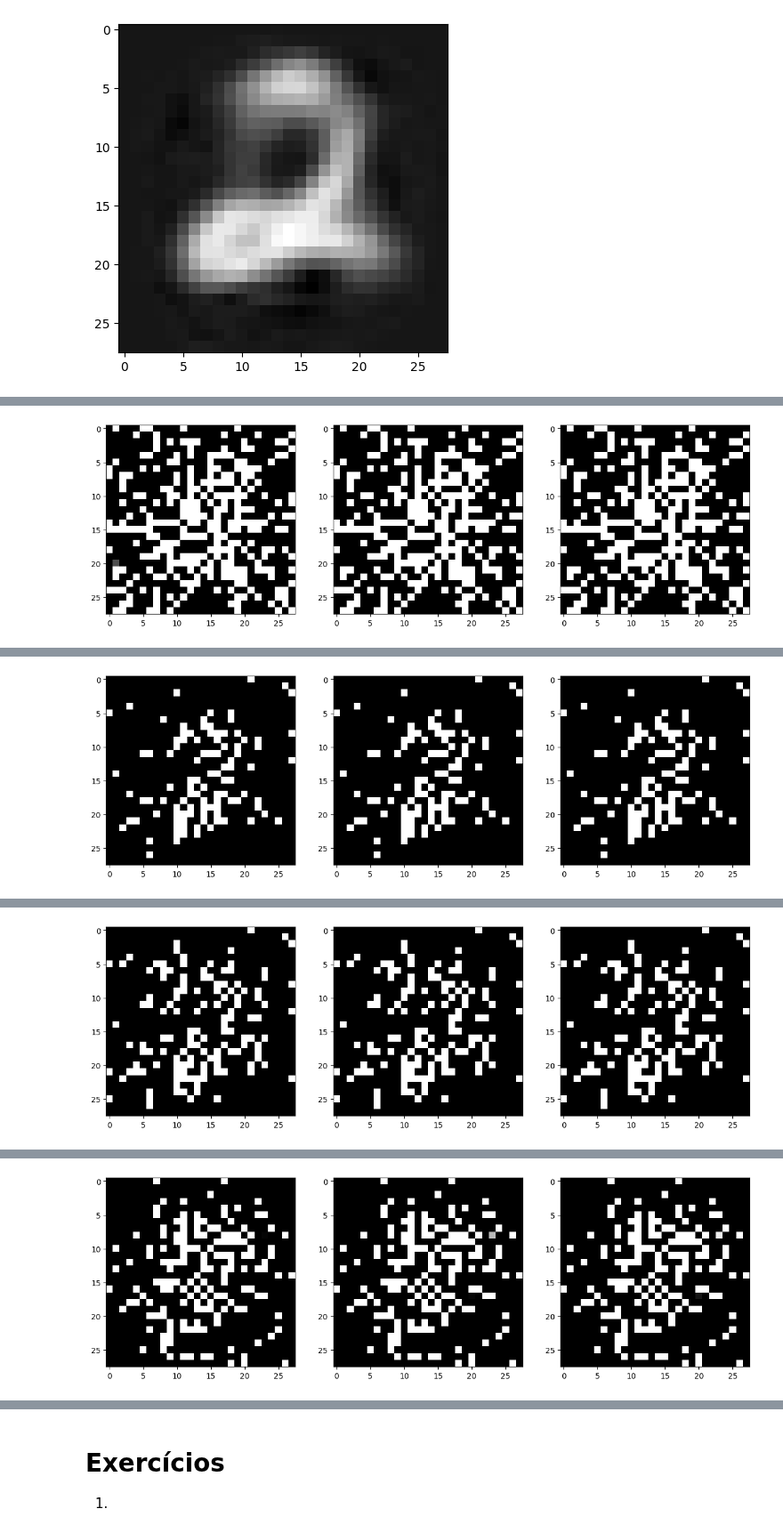
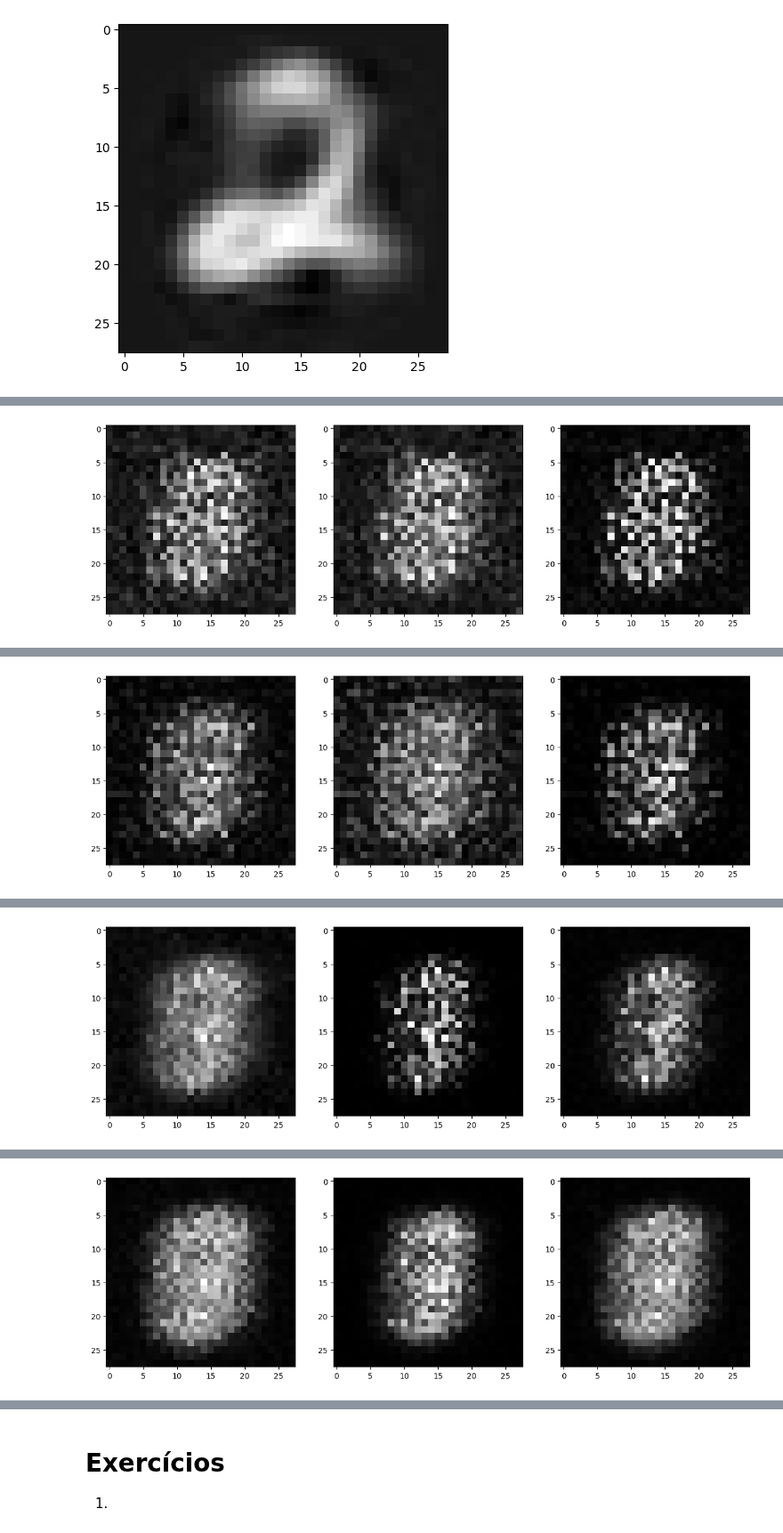
Before and after one commit to vhrique/anne_ptbr, a Jupyter notebook: 05c_Modelos_Generativos.ipynb, the cells around one changed output, grey strips where cells are left out. Shown at 89% size. Saved outputs shown, nothing was run; the diff lists cells and outputs as text; code cells hidden in the pictures.

```diff
--- a/05c_Modelos_Generativos.ipynb
+++ b/05c_Modelos_Generativos.ipynb
@@ -68,11 +68,7 @@ class Generator(nn.Module):
         self.model = nn.Sequential(
             nn.Linear(latent_dim, 256),
             nn.ReLU(),
-            nn.Linear(256, 512),
-            nn.ReLU(),
-            nn.Linear(512, 1024),
-            nn.ReLU(),
-            nn.Linear(1024, output_size),
+            nn.Linear(256, output_size),
             nn.Tanh()  # Para normalizar a saída entre [0, 1]
         )
 
@@ -84,11 +80,7 @@ class Discriminator(nn.Module):
     def __init__(self, input_size):
         super(Discriminator, self).__init__()
         self.model = nn.Sequential(
-            nn.Linear(input_size, 1024),
-            nn.LeakyReLU(0.2),
-            nn.Linear(1024, 512),
-            nn.LeakyReLU(0.2),
-            nn.Linear(512, 256),
+            nn.Linear(input_size, 256),
             nn.LeakyReLU(0.2),
             nn.Linear(256, 1),
             nn.Sigmoid()
@@ -257,8 +249,8 @@ generator = Generator(latent_dim, 28*28)
 discriminator = Discriminator(28*28)
 adversarial_loss = nn.BCELoss()
 
-optimizer_G = optim.Adam(generator.parameters(), lr=0.0005)
-optimizer_D = optim.Adam(discriminator.parameters(), lr=0.0001)
+optimizer_G = optim.Adam(generator.parameters(), lr=0.001)
+optimizer_D = optim.Adam(discriminator.parameters(), lr=0.001)
 
 g_losses = []
 d_losses = []
@@ -331 +323 @@ plt.show()
-[figure, old version]
+[figure, new version]
@@ -334 +326 @@ plt.show()
-[figure, old version]
+[figure, new version]
@@ -337 +329 @@ plt.show()
-[figure, old version]
+[figure, new version]
@@ -340 +332 @@ plt.show()
-[figure, old version]
+[figure, new version]
```
Also changed, not shown: parts of 1 cell of this notebook.
